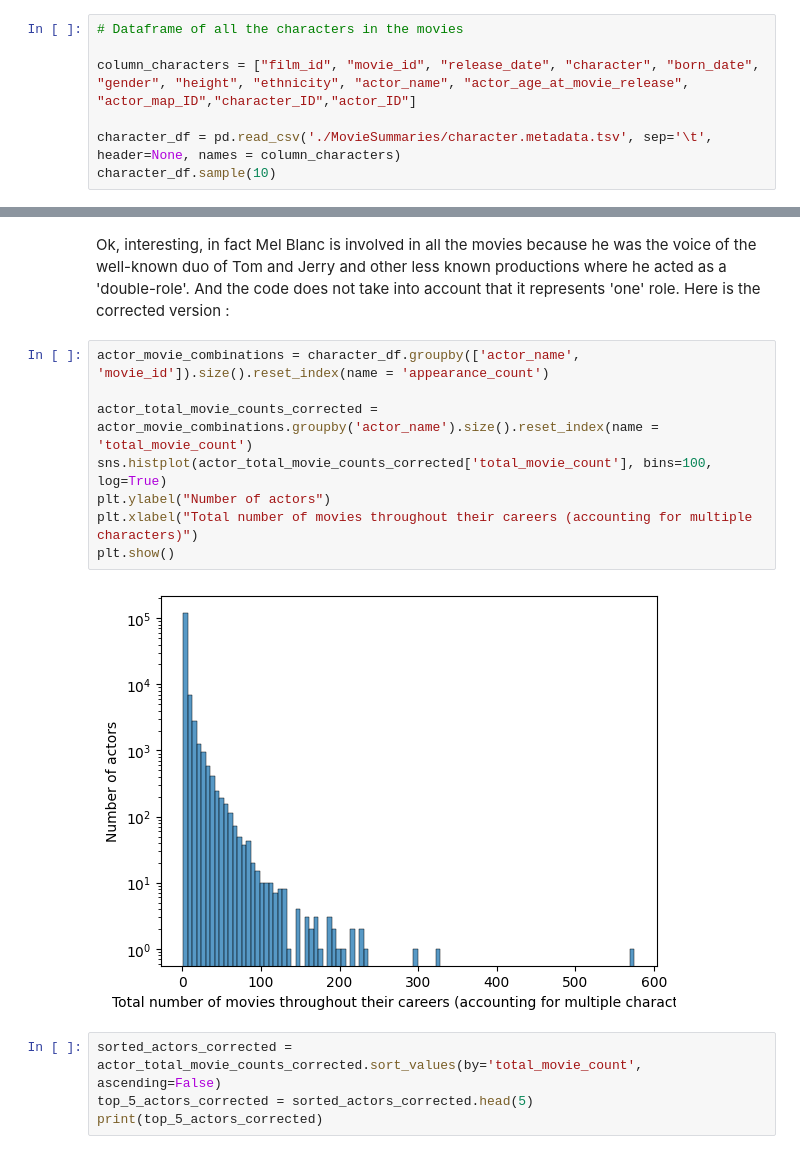
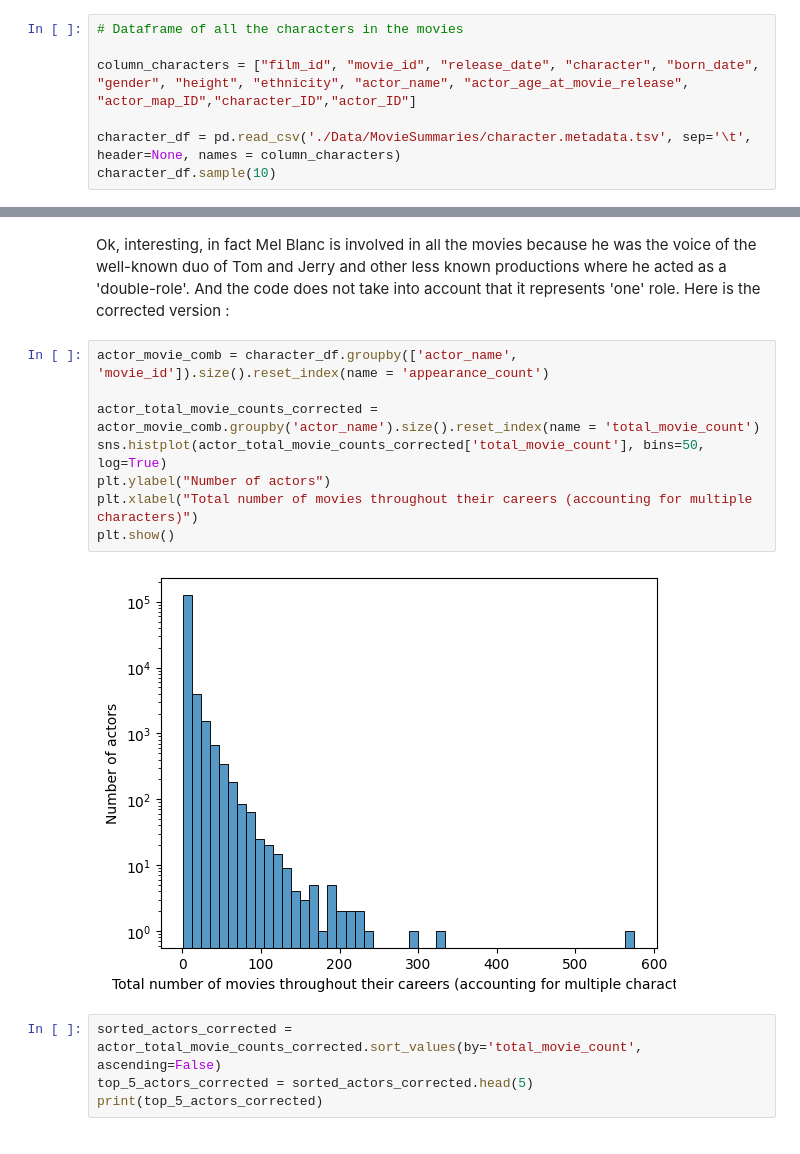
Before and after one commit to epfl-ada/ada-2023-project-datacuisiniers, a Jupyter notebook: p2_Malo.ipynb, the cells around one changed output, grey strips where cells are left out. Cells and saved outputs as stored; diff of their text form.

```diff
--- a/p2_Malo.ipynb
+++ b/p2_Malo.ipynb
@@ -35,7 +38,7 @@ korean_movies.head()
 
 column_characters = ["film_id", "movie_id", "release_date", "character", "born_date", "gender", "height", "ethnicity", "actor_name", "actor_age_at_movie_release", "actor_map_ID","character_ID","actor_ID"]
 
-character_df = pd.read_csv('./MovieSummaries/character.metadata.tsv', sep='\t', header=None, names = column_characters)
+character_df = pd.read_csv('./Data/MovieSummaries/character.metadata.tsv', sep='\t', header=None, names = column_characters)
 character_df.sample(10)
 # %% [output]
 |  | film_id | movie_id | release_date | character | born_date | gender | height | ethnicity | actor_name | ... |
@@ -123,15 +119,15 @@ print(top_5_actors)
 # %% [markdown]
 Ok, interesting, in fact Mel Blanc is involved in all the movies because he was the voice of the well-known duo of Tom and Jerry and other less known productions where he acted as a 'double-role'. And the code does not take into account that it represents 'one' role. Here is the corrected version :
 # %%
-actor_movie_combinations = character_df.groupby(['actor_name', 'movie_id']).size().reset_index(name = 'appearance_count')
+actor_movie_comb = character_df.groupby(['actor_name', 'movie_id']).size().reset_index(name = 'appearance_count')
 
-actor_total_movie_counts_corrected = actor_movie_combinations.groupby('actor_name').size().reset_index(name = 'total_movie_count')
-sns.histplot(actor_total_movie_counts_corrected['total_movie_count'], bins=100, log=True)
+actor_total_movie_counts_corrected = actor_movie_comb.groupby('actor_name').size().reset_index(name = 'total_movie_count')
+sns.histplot(actor_total_movie_counts_corrected['total_movie_count'], bins=50, log=True)
 plt.ylabel("Number of actors")
 plt.xlabel("Total number of movies throughout their careers (accounting for multiple characters)")
 plt.show()
 # %% [output]
-[figure, old version]
+[figure, new version]
 # %%
 sorted_actors_corrected = actor_total_movie_counts_corrected.sort_values(by='total_movie_count', ascending=False)
 top_5_actors_corrected = sorted_actors_corrected.head(5)
```
Also changed, not shown: parts of 13 cells of this notebook.
